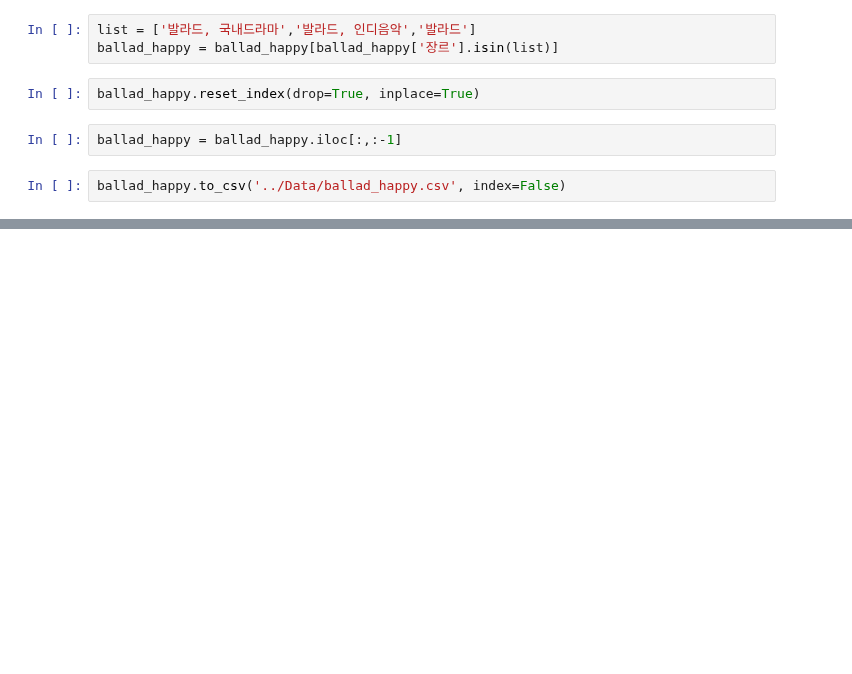
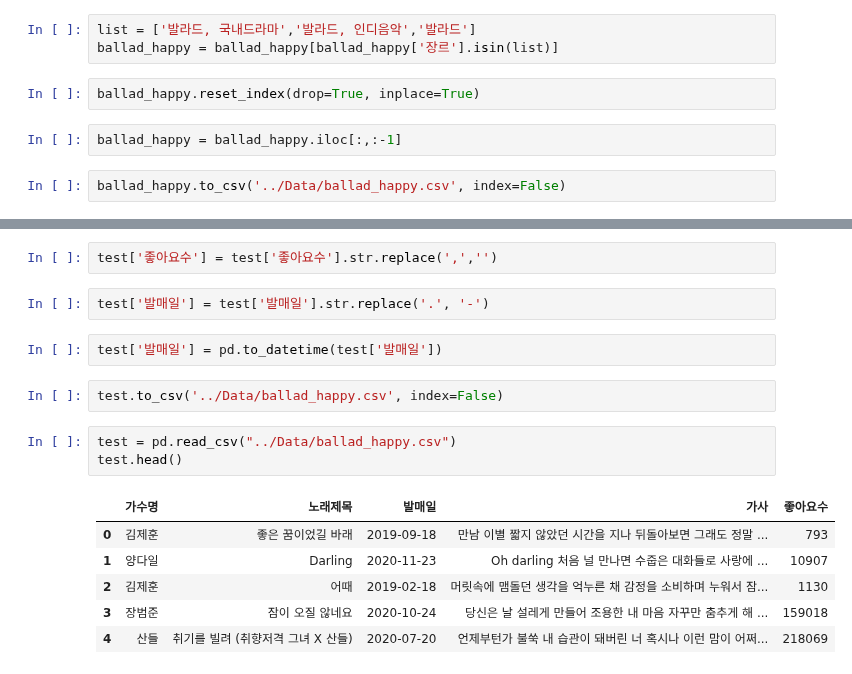
Before and after one commit to python-project-3Joe/python, a Jupyter notebook: Note/jyy_크롤링.ipynb, the cells around one changed output, grey strips where cells are left out. Saved outputs shown, nothing was run; the diff lists cells and outputs as text; blank space fills up the shorter version.

```diff
--- a/Note/jyy_크롤링.ipynb
+++ b/Note/jyy_크롤링.ipynb
@@ -703,3 +701,21 @@ test.head()
 | 2 | 김제훈 | 어때 | 2019.02.18 | 머릿속에 맴돌던 생각을 억누른 채 감정을 소비하며 누워서 잠... | 1,130 |
 | 3 | 장범준 | 잠이 오질 않네요 | 2020.10.24 | 당신은 날 설레게 만들어 조용한 내 마음 자꾸만 춤추게 해 ... | 159,018 |
 | 4 | 산들 | 취기를 빌려 (취향저격 그녀 X 산들) | 2020.07.20 | 언제부턴가 불쑥 내 습관이 돼버린 너 혹시나 이런 맘이 어쩌... | 218,069 |
+# %%
+test['좋아요수'] = test['좋아요수'].str.replace(',','')
+# %%
+test['발매일'] = test['발매일'].str.replace('.', '-')
+# %%
+test['발매일'] = pd.to_datetime(test['발매일'])
+# %%
+test.to_csv('../Data/ballad_happy.csv', index=False)
+# %%
+test = pd.read_csv("../Data/ballad_happy.csv")
+test.head()
+# %% [output]
+|  | 가수명 | 노래제목 | 발매일 | 가사 | 좋아요수 |
+| 0 | 김제훈 | 좋은 꿈이었길 바래 | 2019-09-18 | 만남 이별 짧지 않았던 시간을 지나 뒤돌아보면 그래도 정말 ... | 793 |
+| 1 | 양다일 | Darling | 2020-11-23 | Oh darling 처음 널 만나면 수줍은 대화들로 사랑에 ... | 10907 |
+| 2 | 김제훈 | 어때 | 2019-02-18 | 머릿속에 맴돌던 생각을 억누른 채 감정을 소비하며 누워서 잠... | 1130 |
+| 3 | 장범준 | 잠이 오질 않네요 | 2020-10-24 | 당신은 날 설레게 만들어 조용한 내 마음 자꾸만 춤추게 해 ... | 159018 |
+| 4 | 산들 | 취기를 빌려 (취향저격 그녀 X 산들) | 2020-07-20 | 언제부턴가 불쑥 내 습관이 돼버린 너 혹시나 이런 맘이 어쩌... | 218069 |
```
Also changed, not shown: parts of 2 cells of this notebook, 1 other file.
